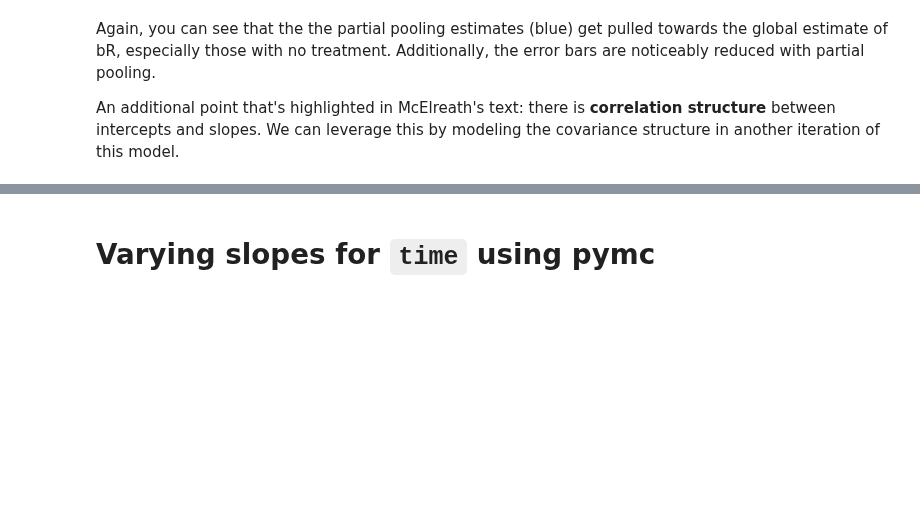
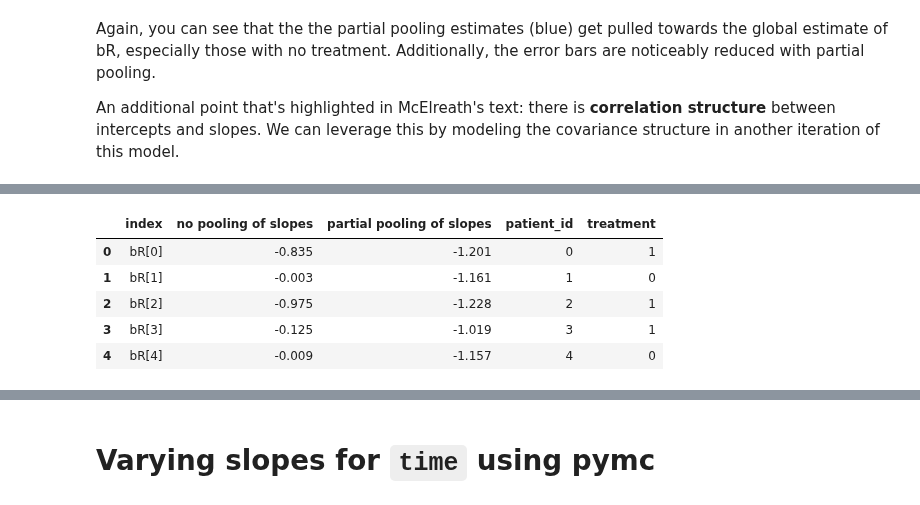
Before and after one commit to benslack19/benslack19.github.io, a Jupyter notebook: _posts_drafts/2024-05-29-time-series-varying-effects.ipynb, the cells around one changed output, grey strips where cells are left out. Cells and saved outputs as stored; diff of their text form; code cells hidden in the pictures; blank space fills up the shorter version.

```diff
--- a/_posts_drafts/2024-05-29-time-series-varying-effects.ipynb
+++ b/_posts_drafts/2024-05-29-time-series-varying-effects.ipynb
@@ -490,0 +461,9 @@ Another way of looking at it is that the
+# %%
+df_mean_bR.head()
+# %% [output]
+|  | index | no pooling of slopes | partial pooling of slopes | patient_id | treatment |
+| 0 | bR[0] | -0.835 | -1.201 | 0 | 1 |
+| 1 | bR[1] | -0.003 | -1.161 | 1 | 0 |
+| 2 | bR[2] | -0.975 | -1.228 | 2 | 1 |
+| 3 | bR[3] | -0.125 | -1.019 | 3 | 1 |
+| 4 | bR[4] | -0.009 | -1.157 | 4 | 0 |
```
Also changed, not shown: parts of 9 cells of this notebook, 2 other files.
